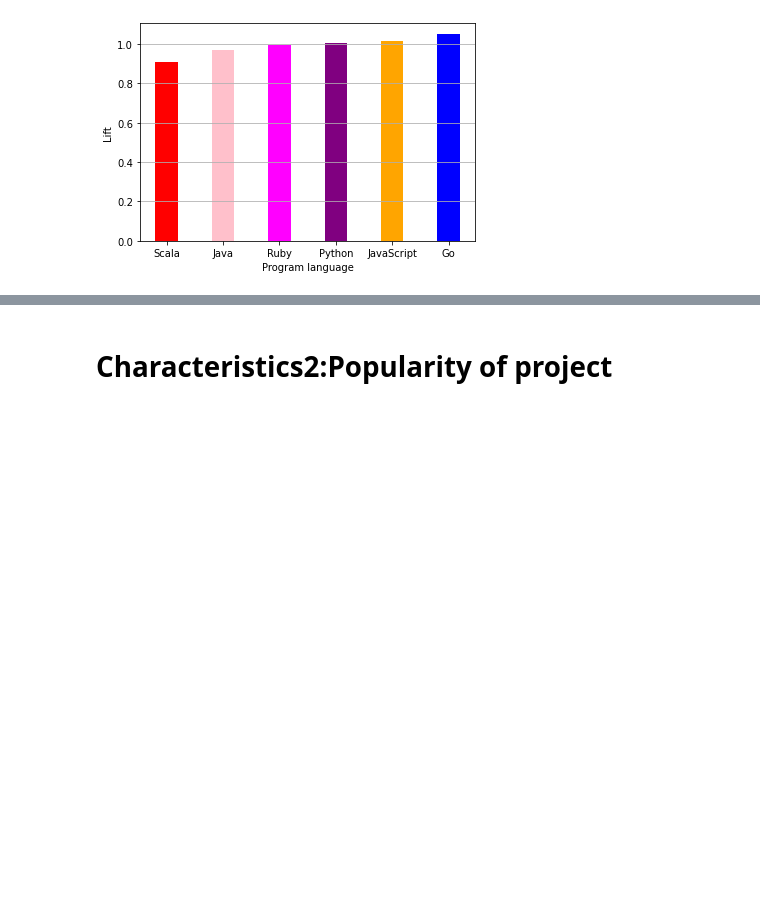
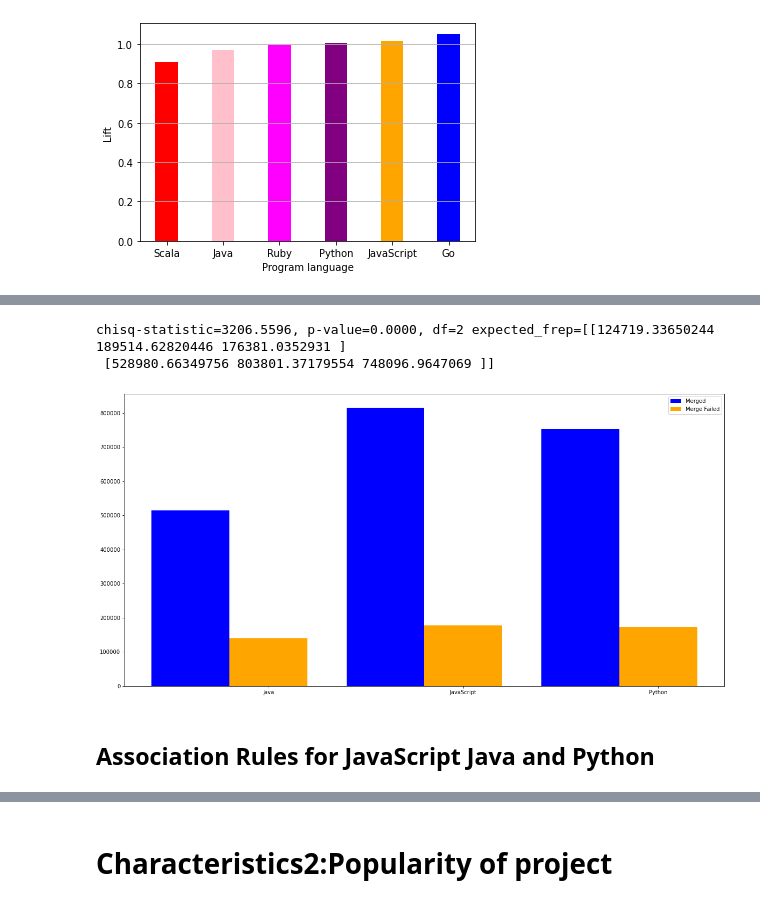
Before and after one commit to vitaminvaf/MSc-Project, a Jupyter notebook: Source code/Data analysis.ipynb, the cells around one changed output, grey strips where cells are left out. Drawn from its saved outputs; the diff is of its cells as text; code cells hidden in the pictures; blank space fills up the shorter version.

```diff
--- a/Source code/Data analysis.ipynb
+++ b/Source code/Data analysis.ipynb
@@ -374,0 +397,9 @@ Text(0, 0.5, 'Lift')
+# %%
+more_language = program_language_merge[
+    (program_language_merge['language'] == 'JavaScript') |
+    (program_language_merge['language'] == 'Java') |
+    (program_language_merge['language'] == 'Python')]
+# %%
+crosstab_more_language = pd.crosstab(index=more_language['merged_or_not'],
+                       columns=more_language['language'],
+                       margins=True)
@@ -374,0 +414,22 @@ Text(0, 0.5, 'Lift')
+# %%
+obs_more_language = np.array([
+    crosstab_more_language.iloc[0][0:3].values,
+    crosstab_more_language.iloc[1][0:3].values
+])
+
+Chi_Square__more_language = stats.chi2_contingency(obs_more_language)
+print('chisq-statistic=%.4f, p-value=%.4f, df=%i expected_frep=%s' %
+      Chi_Square__more_language)
+# %% [output]
+chisq-statistic=3206.5596, p-value=0.0000, df=2 expected_frep=[[124719.33650244 189514.62820446 176381.0352931 ]
+ [528980.66349756 803801.37179554 748096.9647069 ]]
+# %%
+not_merge_more_language = crosstab_more_language.iloc[0][0:3].values.tolist()
+merge_more_language = crosstab_more_language.iloc[1][0:3].values.tolist()
+language_name_more_language = ['Java', 'JavaScript', 'Python']
+picture_double_bar(merge_more_language, not_merge_more_language,
+                   language_name_more_language)
+# %% [output]
+[figure, added]
+# %% [markdown]
+## Association Rules for JavaScript Java and Python
```
Also changed, not shown: parts of 15 cells of this notebook.
